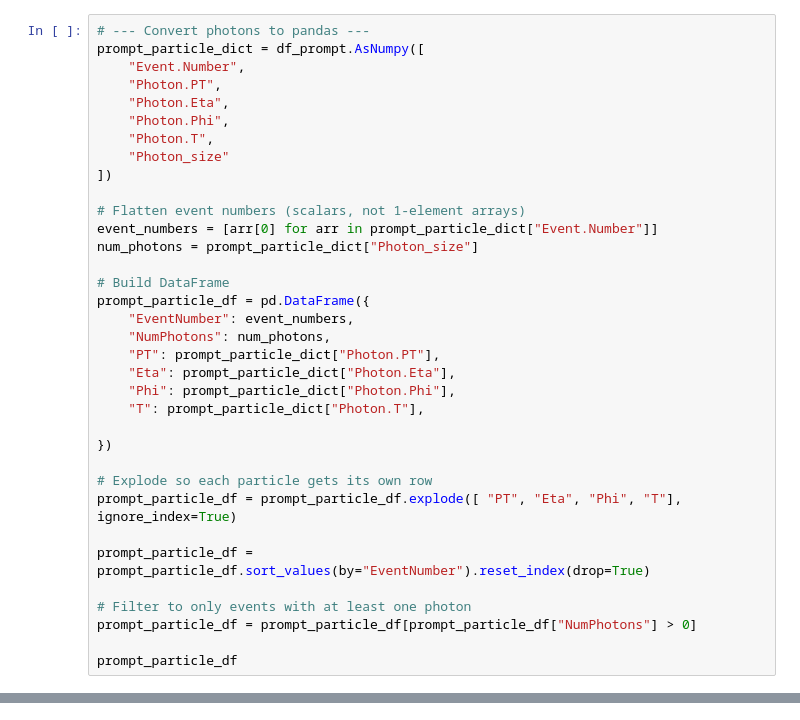
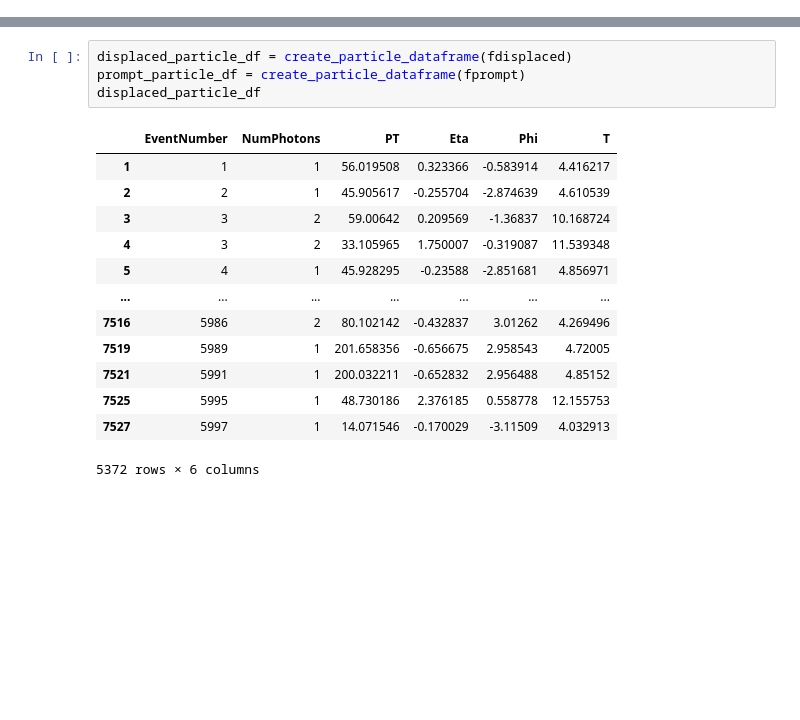
Before and after one commit to KalelChester/Displaced-Photon, a Jupyter notebook: displaced_timing_check.ipynb, the cells around one changed output, grey strips where cells are left out. Drawn from its saved outputs; the diff is of its cells as text; blank space fills up the shorter version.

```diff
--- a/displaced_timing_check.ipynb
+++ b/displaced_timing_check.ipynb
@@ -81,35 +32,0 @@ displaced_particle_df
-# %%
-# --- Convert photons to pandas ---
-prompt_particle_dict = df_prompt.AsNumpy([
-    "Event.Number",
-    "Photon.PT",
-    "Photon.Eta",
-    "Photon.Phi",
-    "Photon.T",
-    "Photon_size"
-])
-
-# Flatten event numbers (scalars, not 1-element arrays)
-event_numbers = [arr[0] for arr in prompt_particle_dict["Event.Number"]]
-num_photons = prompt_particle_dict["Photon_size"]
-
-# Build DataFrame
-prompt_particle_df = pd.DataFrame({
-    "EventNumber": event_numbers,
-    "NumPhotons": num_photons,
-    "PT": prompt_particle_dict["Photon.PT"],
-    "Eta": prompt_particle_dict["Photon.Eta"],
-    "Phi": prompt_particle_dict["Photon.Phi"],
-    "T": prompt_particle_dict["Photon.T"],
-
-})
-
-# Explode so each particle gets its own row
-prompt_particle_df = prompt_particle_df.explode([ "PT", "Eta", "Phi", "T"], ignore_index=True)
-
-prompt_particle_df = prompt_particle_df.sort_values(by="EventNumber").reset_index(drop=True)
-
-# Filter to only events with at least one photon
-prompt_particle_df = prompt_particle_df[prompt_particle_df["NumPhotons"] > 0]
-
-prompt_particle_df
@@ -130,3 +75,21 @@ prompt_particle_df
+# %%
+displaced_particle_df = create_particle_dataframe(fdisplaced)
+prompt_particle_df = create_particle_dataframe(fprompt)
+displaced_particle_df
+# %% [output]
+|  | EventNumber | NumPhotons | PT | Eta | Phi | T |
+| 1 | 1 | 1 | 56.019508 | 0.323366 | -0.583914 | 4.416217 |
+| 2 | 2 | 1 | 45.905617 | -0.255704 | -2.874639 | 4.610539 |
+| 3 | 3 | 2 | 59.00642 | 0.209569 | -1.36837 | 10.168724 |
+| 4 | 3 | 2 | 33.105965 | 1.750007 | -0.319087 | 11.539348 |
+| 5 | 4 | 1 | 45.928295 | -0.23588 | -2.851681 | 4.856971 |
+| ... | ... | ... | ... | ... | ... | ... |
+| 7516 | 5986 | 2 | 80.102142 | -0.432837 | 3.01262 | 4.269496 |
+| 7519 | 5989 | 1 | 201.658356 | -0.656675 | 2.958543 | 4.72005 |
+| 7521 | 5991 | 1 | 200.032211 | -0.652832 | 2.956488 | 4.85152 |
+| 7525 | 5995 | 1 | 48.730186 | 2.376185 | 0.558778 | 12.155753 |
+| 7527 | 5997 | 1 | 14.071546 | -0.170029 | -3.11509 | 4.032913 |
+5372 rows × 6 columns
 # %%
 # Find the intersection of EventNumber values in both dataframes
 shared_event_numbers = set(displaced_particle_df["EventNumber"]).intersection(prompt_particle_df["EventNumber"])
```
Also changed, not shown: parts of 9 cells of this notebook, 1 other file.
